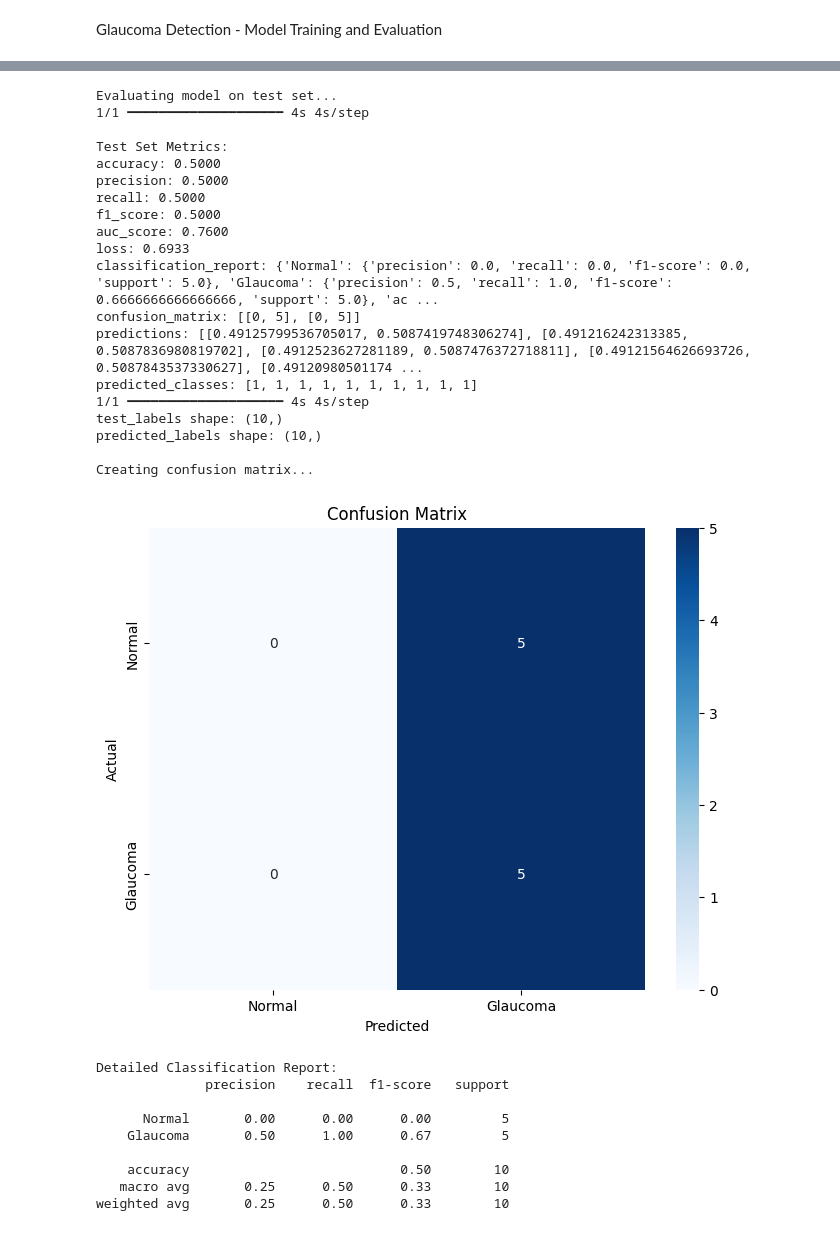
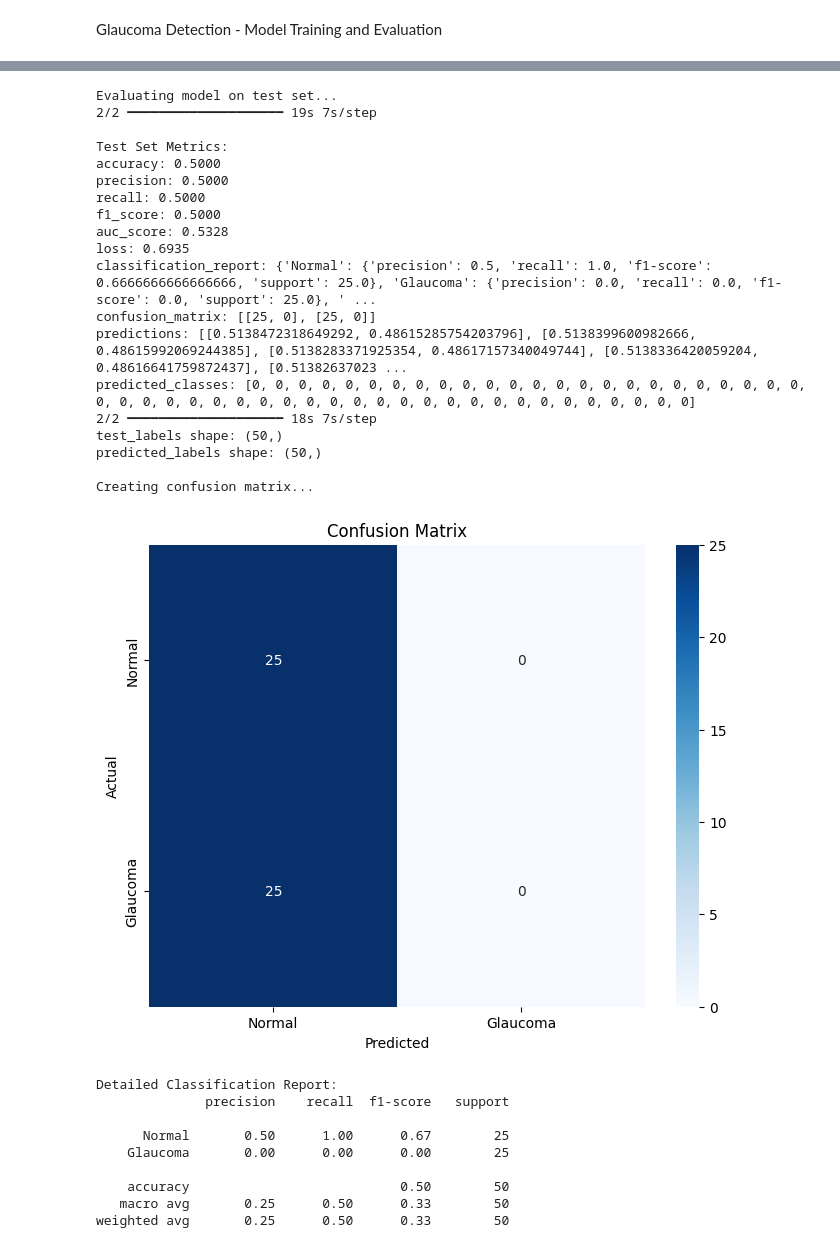
Before and after one commit to Deolinda1506/ml, a Jupyter notebook: notebook/glaucoma.ipynb, the cells around one changed output, grey strips where cells are left out. Cells and saved outputs as stored; diff of their text form; code cells hidden in the pictures.

```diff
--- a/notebook/glaucoma.ipynb
+++ b/notebook/glaucoma.ipynb
@@ -104,9 +119,14 @@ print("2. MODEL ARCHITECTURE AND TRAINING")
 print("="*60)
 
 # Create and compile model
-model = GlaucomaDetectionModel(img_size=(224, 224), num_classes=2)
-model.create_model(model_type='vgg16')
-model.compile_model(learning_rate=0.0001, optimizer='adam')
+model = GlaucomaDetectionModel(
+    input_shape=(224, 224, 3),
+    model_type='custom'
+)
+
+# Create model
+model.create_model()
+model.compile_model(learning_rate=0.001, optimizer_name='adam')
 
 # Display model summary
 print("Model Architecture:")
@@ -129,13 +149,13 @@ val_datagen = tf.keras.preprocessing.image.ImageDataGenerator(rescale=1./255)
 # Create generators
 batch_size = 32
 train_generator = train_datagen.flow(
-    X_train, keras.utils.to_categorical(y_train, num_classes=2),
+    X_train, y_train,
     batch_size=batch_size,
     shuffle=True
 )
 
 val_generator = val_datagen.flow(
-    X_val, keras.utils.to_categorical(y_val, num_classes=2),
+    X_val, y_val,
     batch_size=batch_size,
     shuffle=False
 )
@@ -146,7 +166,7 @@ os.makedirs('../models', exist_ok=True)
 history = model.train(
     train_generator,
     val_generator,
-    epochs=100,  # Reduced for faster training
+    epochs=30,  # Reduced for faster training
     batch_size=batch_size,
     model_save_path='../models/glaucoma_model.h5'
 )
@@ -194,6 +214,7 @@ Epoch 11: early stopping
 Restoring model weights from the end of the best epoch: 1.
 Training completed!
 # %%
+
 print("\n" + "="*60)
 print("3. MODEL EVALUATION")
 print("="*60)
@@ -209,26 +230,15 @@ metrics = model.evaluate(test_images_normalized, test_labels)
 
 print("\nTest Set Metrics:")
 for metric, value in metrics.items():
-    if isinstance(value, (float, int)):
-        print(f"{metric}: {value:.4f}")
-    else:
-        print(f"{metric}: {value}")
-
-# Get predictions
-predictions = model.model.predict(test_images_normalized)
-
-# Ensure predicted_labels shape matches test_labels
-if predictions.shape[-1] == 2:
-    predicted_labels = np.argmax(predictions, axis=1)
-else:
-    predicted_labels = (predictions > 0.5).astype(int).flatten()
-
-print("test_labels shape:", test_labels.shape)
-print("predicted_labels shape:", predicted_labels.shape)
+    print(f"{metric}: {value:.4f}")
 
 # Plot confusion matrix
 print("\nCreating confusion matrix...")
-model.plot_confusion_matrix(test_labels, predicted_labels, save_path='../static/confusion_matrix.png')
+model.plot_confusion_matrix(test_images_normalized, test_labels, save_path='../static/confusion_matrix.png')
+
+# Detailed classification report
+predictions = model.model.predict(test_images_normalized)
+predicted_labels = (predictions > 0.5).astype(int).flatten()
 
 print("\nDetailed Classification Report:")
 print(classification_report(test_labels, predicted_labels, target_names=['Normal', 'Glaucoma']))
@@ -241,29 +251,29 @@ Creating training history visualization...
 Evaluating model on test set...
-1/1 ━━━━━━━━━━━━━━━━━━━━ 4s 4s/step
+2/2 ━━━━━━━━━━━━━━━━━━━━ 19s 7s/step
 
 Test Set Metrics:
 accuracy: 0.5000
 precision: 0.5000
 recall: 0.5000
 f1_score: 0.5000
-auc_score: 0.7600
-loss: 0.6933
-classification_report: {'Normal': {'precision': 0.0, 'recall': 0.0, 'f1-score': 0.0, 'support': 5.0}, 'Glaucoma': {'precision': 0.5, 'recall': 1.0, 'f1-score': 0.6666666666666666, 'support': 5.0}, 'ac ...
-confusion_matrix: [[0, 5], [0, 5]]
-predictions: [[0.49125799536705017, 0.5087419748306274], [0.491216242313385, 0.5087836980819702], [0.4912523627281189, 0.5087476372718811], [0.49121564626693726, 0.5087843537330627], [0.49120980501174 ...
-predicted_classes: [1, 1, 1, 1, 1, 1, 1, 1, 1, 1]
-1/1 ━━━━━━━━━━━━━━━━━━━━ 4s 4s/step
-test_labels shape: (10,)
-predicted_labels shape: (10,)
+auc_score: 0.5328
+loss: 0.6935
+classification_report: {'Normal': {'precision': 0.5, 'recall': 1.0, 'f1-score': 0.6666666666666666, 'support': 25.0}, 'Glaucoma': {'precision': 0.0, 'recall': 0.0, 'f1-score': 0.0, 'support': 25.0}, ' ...
+confusion_matrix: [[25, 0], [25, 0]]
+predictions: [[0.5138472318649292, 0.48615285754203796], [0.5138399600982666, 0.48615992069244385], [0.5138283371925354, 0.48617157340049744], [0.5138336420059204, 0.48616641759872437], [0.51382637023 ...
+predicted_classes: [0, 0, 0, 0, 0, 0, 0, 0, 0, 0, 0, 0, 0, 0, 0, 0, 0, 0, 0, 0, 0, 0, 0, 0, 0, 0, 0, 0, 0, 0, 0, 0, 0, 0, 0, 0, 0, 0, 0, 0, 0, 0, 0, 0, 0, 0, 0, 0, 0, 0]
+2/2 ━━━━━━━━━━━━━━━━━━━━ 18s 7s/step
+test_labels shape: (50,)
+predicted_labels shape: (50,)
 
 Creating confusion matrix...
-[figure, old version]
+[figure, new version]
 Detailed Classification Report:
               precision    recall  f1-score   support
 
-      Normal       0.00      0.00      0.00         5
-    Glaucoma       0.50      1.00      0.67         5
+      Normal       0.50      1.00      0.67        25
+    Glaucoma       0.00      0.00      0.00        25
 
-    accuracy                           0.50        10
-   macro avg       0.25      0.50      0.33        10
-weighted avg       0.25      0.50      0.33        10
+    accuracy                           0.50        50
+   macro avg       0.25      0.50      0.33        50
+weighted avg       0.25      0.50      0.33        50
```
Also changed, not shown: parts of 7 cells of this notebook, 15 other files.
